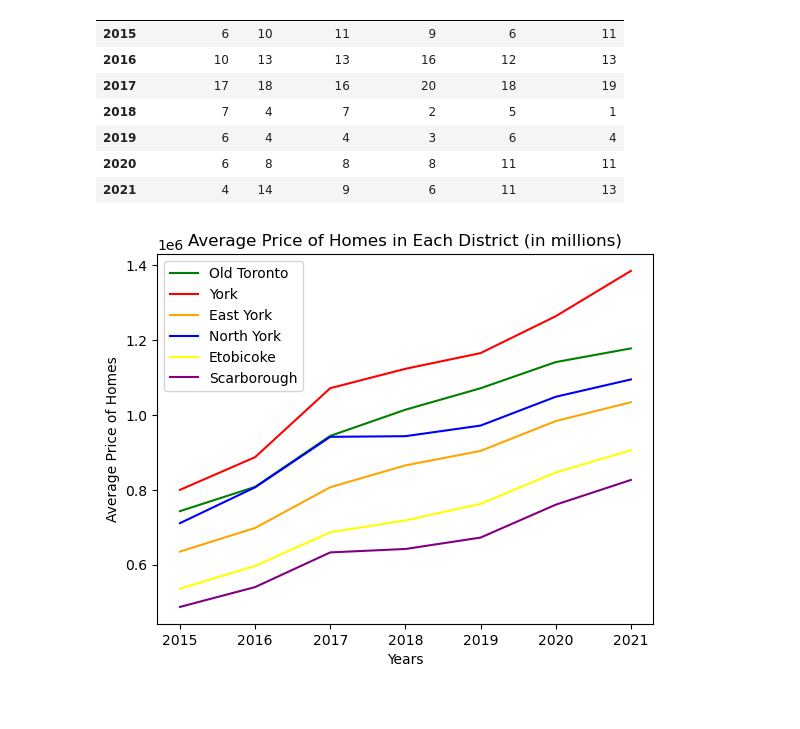
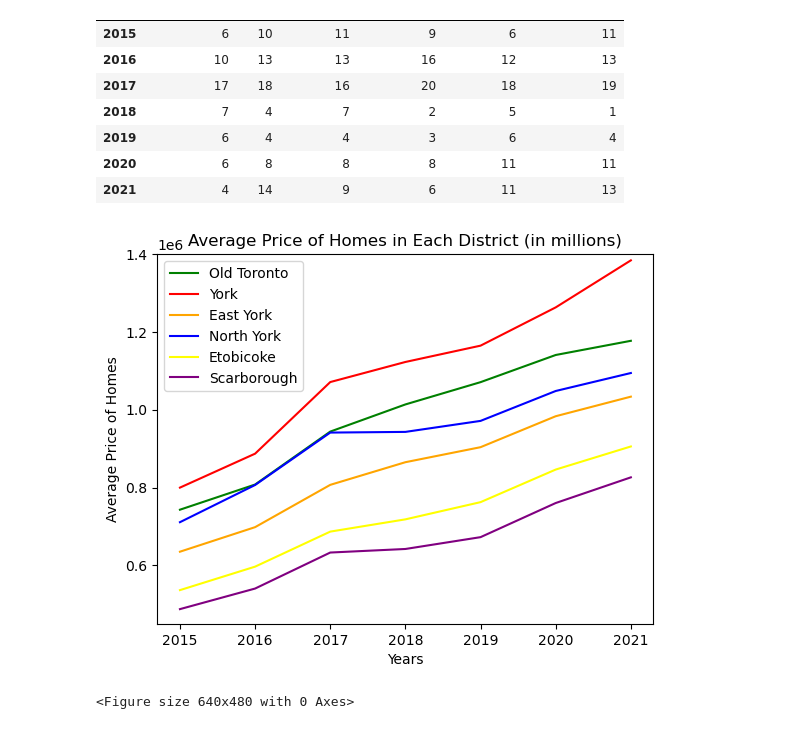
Before and after one commit to C-Moore00/project-1-group-3, a Jupyter notebook: HousingPrices_starter_Gurpal.ipynb, the cells around one changed output. Drawn from its saved outputs; the diff is of its cells as text; code cells hidden in the pictures.

```diff
--- a/HousingPrices_starter_Gurpal.ipynb
+++ b/HousingPrices_starter_Gurpal.ipynb
@@ -273,28 +280,33 @@ avgyoy_per_district
 # %%
 #Plotting Data for Average Prices Per District
 
 #set new variables for each district from new dataframe
 old_toronto_price = avgprices_per_district["Old Toronto"]
 york_price = avgprices_per_district["York"]
 east_york_price = avgprices_per_district["East York"]
 north_york_price = avgprices_per_district["North York"]
 etobicoke_price = avgprices_per_district["Etobicoke"]
 scarborough_price = avgprices_per_district["Scarborough"]
 
 #Create a Plot Graph
 plt.plot(old_toronto_price, color="green", label="Old Toronto")
 plt.plot(york_price, color="red", label="York")
 plt.plot(east_york_price, color="orange", label="East York")
 plt.plot(north_york_price, color="blue", label="North York")
 plt.plot(etobicoke_price, color="yellow", label="Etobicoke")
 plt.plot(scarborough_price, color="purple", label="Scarborough")
 plt.legend(loc="best")
 plt.title("Average Price of Homes in Each District (in millions)")
 plt.xlabel("Years")
 plt.ylabel("Average Price of Homes")
+plt.ylim(450000, 1400000)
 plt.show()
+
+# Save the figure
+plt.savefig(r"C:\Users\gurpa\Documents\GitHub\project-1-group-3\avg_price.png")
 # %% [output]
-[figure, old version]
+[figure, new version]
+<Figure size 640x480 with 0 Axes>
 # %%
 #Plotting Data for Average YoY Per District
 
```
Also changed, not shown: parts of 3 cells of this notebook, 7 other files.
